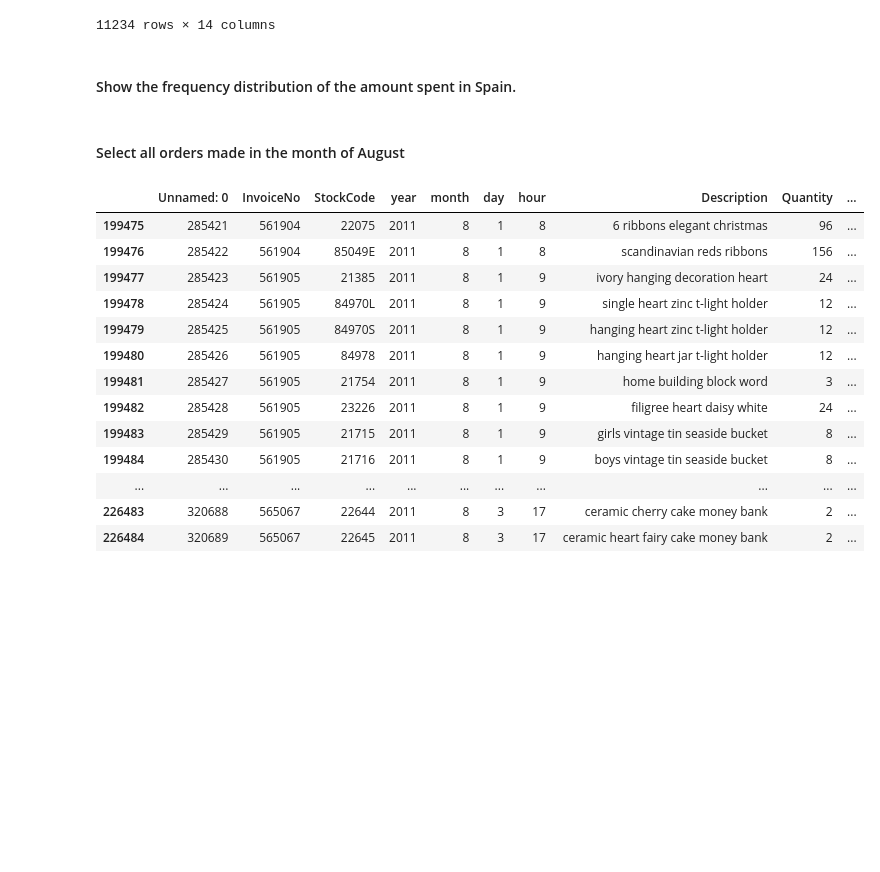
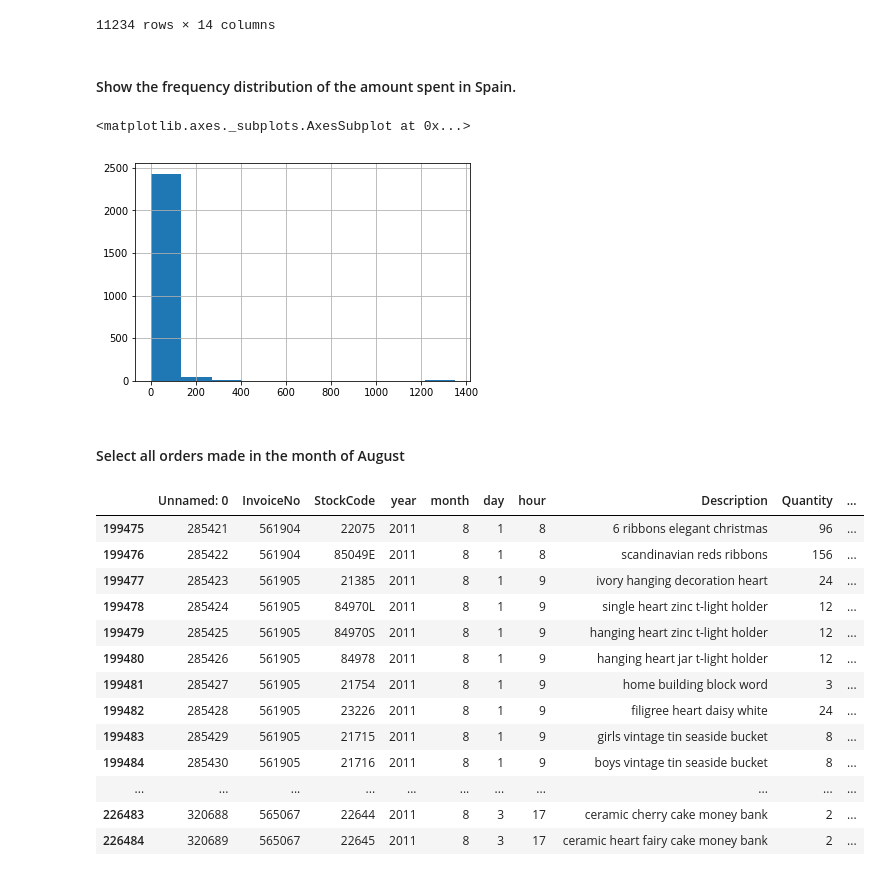
Before and after one commit to MeriemMar/data-labs, a Jupyter notebook: module-2/lab-subsetting-and-descriptive-stats/your-code/main.ipynb, the cells around one changed output. Cells and saved outputs as stored; diff of their text form; code cells hidden in the pictures; blank space fills up the shorter version.

```diff
--- a/module-2/lab-subsetting-and-descriptive-stats/your-code/main.ipynb
+++ b/module-2/lab-subsetting-and-descriptive-stats/your-code/main.ipynb
@@ -531,6 +531,11 @@ orders[(orders.Description.apply(lambda x: 'lunch bag' in x)) & (orders.year==20
 11234 rows × 14 columns
 # %% [markdown]
 #### Show the frequency distribution of the amount spent in Spain.
+# %%
+orders[orders['Country']=='Spain']['amount_spent'].hist()
+# %% [output]
+<matplotlib.axes._subplots.AxesSubplot at 0x...>
+[figure, added]
 # %% [markdown]
 #### Select all orders made in the month of August
 # %%
```
Also changed, not shown: parts of 1 cell of this notebook, 6 other files.
